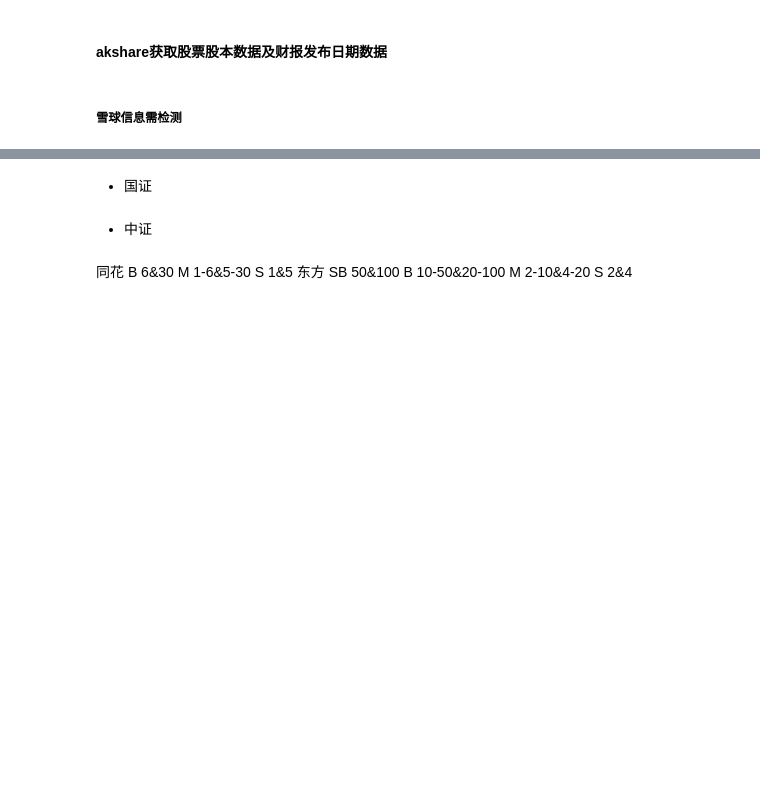
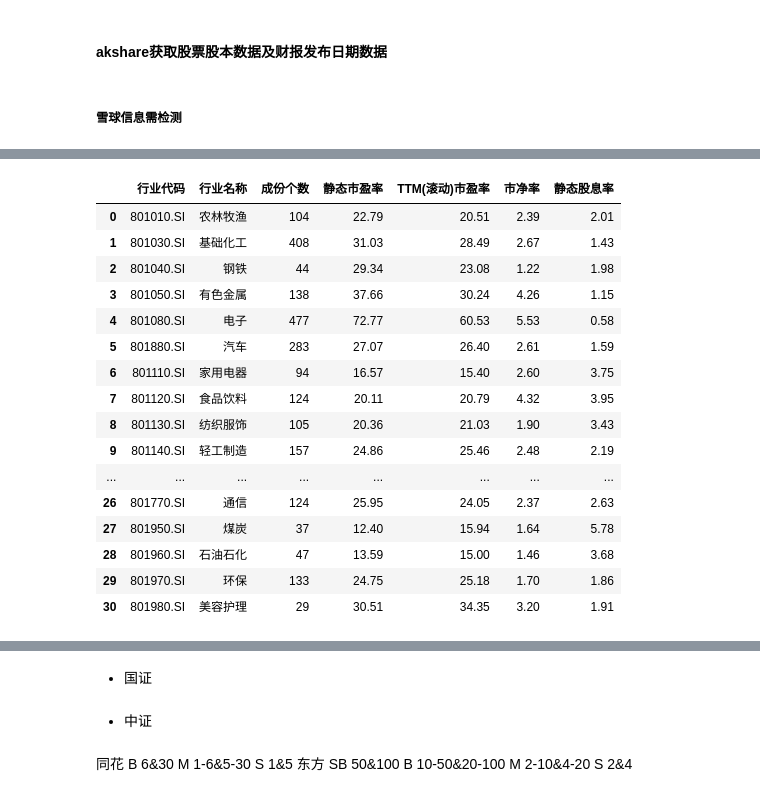
Before and after one commit to u588/app, a Jupyter notebook: AiStock/skGetStockBas.ipynb, the cells around one changed output, grey strips where cells are left out. Cells and saved outputs as stored; diff of their text form; code cells hidden in the pictures; blank space fills up the shorter version.

```diff
--- a/AiStock/skGetStockBas.ipynb
+++ b/AiStock/skGetStockBas.ipynb
@@ -21,0 +68,20 @@ ak.sw_index_third_info()
+# %%
+ak.sw_index_first_info()
+# %% [output]
+|  | 行业代码 | 行业名称 | 成份个数 | 静态市盈率 | TTM(滚动)市盈率 | 市净率 | 静态股息率 |
+| 0 | 801010.SI | 农林牧渔 | 104 | 22.79 | 20.51 | 2.39 | 2.01 |
+| 1 | 801030.SI | 基础化工 | 408 | 31.03 | 28.49 | 2.67 | 1.43 |
+| 2 | 801040.SI | 钢铁 | 44 | 29.34 | 23.08 | 1.22 | 1.98 |
+| 3 | 801050.SI | 有色金属 | 138 | 37.66 | 30.24 | 4.26 | 1.15 |
+| 4 | 801080.SI | 电子 | 477 | 72.77 | 60.53 | 5.53 | 0.58 |
+| 5 | 801880.SI | 汽车 | 283 | 27.07 | 26.40 | 2.61 | 1.59 |
+| 6 | 801110.SI | 家用电器 | 94 | 16.57 | 15.40 | 2.60 | 3.75 |
+| 7 | 801120.SI | 食品饮料 | 124 | 20.11 | 20.79 | 4.32 | 3.95 |
+| 8 | 801130.SI | 纺织服饰 | 105 | 20.36 | 21.03 | 1.90 | 3.43 |
+| 9 | 801140.SI | 轻工制造 | 157 | 24.86 | 25.46 | 2.48 | 2.19 |
+| ... | ... | ... | ... | ... | ... | ... | ... |
+| 26 | 801770.SI | 通信 | 124 | 25.95 | 24.05 | 2.37 | 2.63 |
+| 27 | 801950.SI | 煤炭 | 37 | 12.40 | 15.94 | 1.64 | 5.78 |
+| 28 | 801960.SI | 石油石化 | 47 | 13.59 | 15.00 | 1.46 | 3.68 |
+| 29 | 801970.SI | 环保 | 133 | 24.75 | 25.18 | 1.70 | 1.86 |
+| 30 | 801980.SI | 美容护理 | 29 | 30.51 | 34.35 | 3.20 | 1.91 |
```
Also changed, not shown: parts of 9 cells of this notebook, 3 other files.
